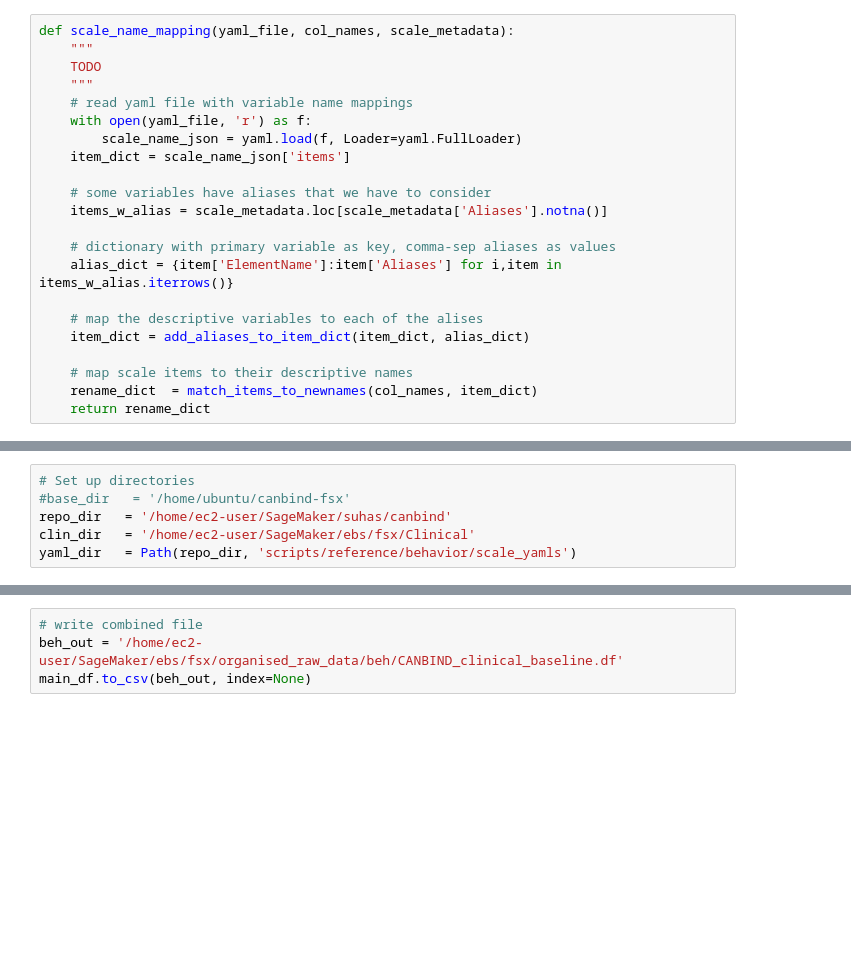
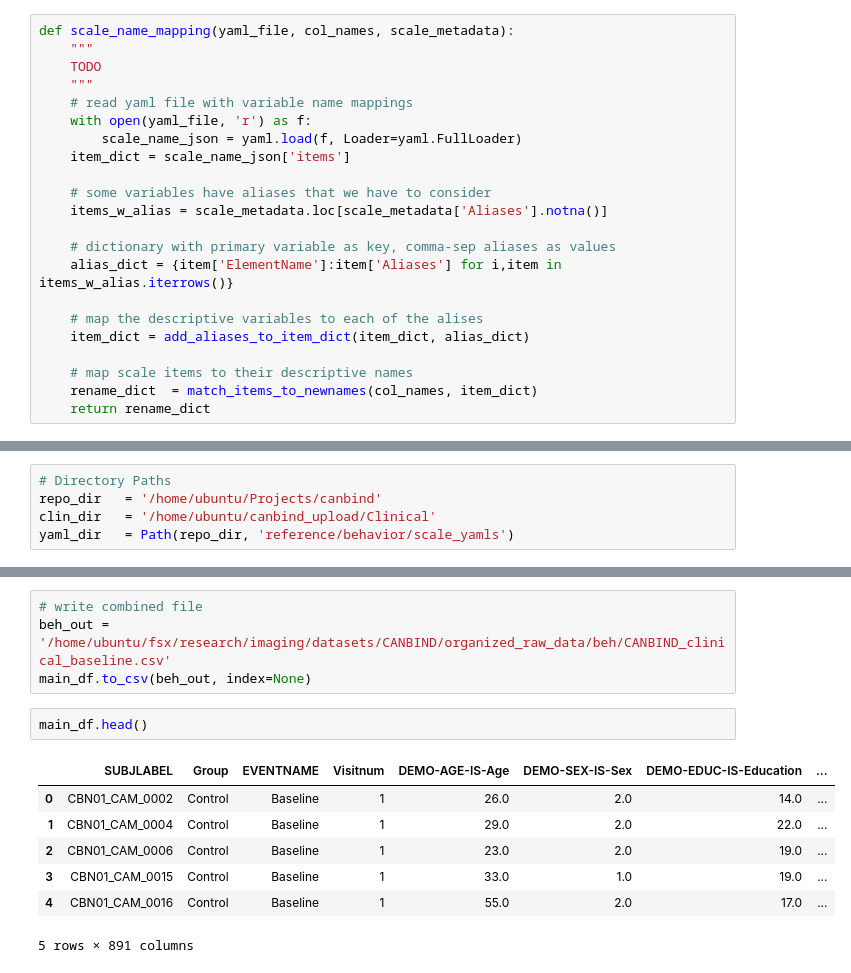
Before and after one commit to nmra-kanderson/canbind, a Jupyter notebook: scripts/behavior/00_organize_beh.ipynb, the cells around one changed output, grey strips where cells are left out. Drawn from its saved outputs; the diff is of its cells as text; blank space fills up the shorter version.

```diff
--- a/scripts/behavior/00_organize_beh.ipynb
+++ b/scripts/behavior/00_organize_beh.ipynb
@@ -28,7 +30,6 @@ def scale_name_mapping(yaml_file, col_names, scale_metadata):
 # %%
-# Set up directories
-#base_dir   = '/home/ubuntu/canbind-fsx'
-repo_dir   = '/home/ec2-user/SageMaker/suhas/canbind'
-clin_dir   = '/home/ec2-user/SageMaker/ebs/fsx/Clinical'
-yaml_dir   = Path(repo_dir, 'scripts/reference/behavior/scale_yamls')
+# Directory Paths
+repo_dir   = '/home/ubuntu/Projects/canbind'
+clin_dir   = '/home/ubuntu/canbind_upload/Clinical'
+yaml_dir   = Path(repo_dir, 'reference/behavior/scale_yamls')
 # %%
@@ -137,5 +160,15 @@ YMRS
 (323, 891)
 # %%
 # write combined file
-beh_out = '/home/ec2-user/SageMaker/ebs/fsx/organised_raw_data/beh/CANBIND_clinical_baseline.df'
+beh_out = '/home/ubuntu/fsx/research/imaging/datasets/CANBIND/organized_raw_data/beh/CANBIND_clinical_baseline.csv'
 main_df.to_csv(beh_out, index=None)
+# %%
+main_df.head()
+# %% [output]
+|  | SUBJLABEL | Group | EVENTNAME | Visitnum | DEMO-AGE-IS-Age | DEMO-SEX-IS-Sex | DEMO-EDUC-IS-Education | ... |
+| 0 | CBN01_CAM_0002 | Control | Baseline | 1 | 26.0 | 2.0 | 14.0 | ... |
+| 1 | CBN01_CAM_0004 | Control | Baseline | 1 | 29.0 | 2.0 | 22.0 | ... |
+| 2 | CBN01_CAM_0006 | Control | Baseline | 1 | 23.0 | 2.0 | 19.0 | ... |
+| 3 | CBN01_CAM_0015 | Control | Baseline | 1 | 33.0 | 1.0 | 19.0 | ... |
+| 4 | CBN01_CAM_0016 | Control | Baseline | 1 | 55.0 | 2.0 | 17.0 | ... |
+5 rows × 891 columns
```
Also changed, not shown: parts of 8 cells of this notebook, 14 other files.
